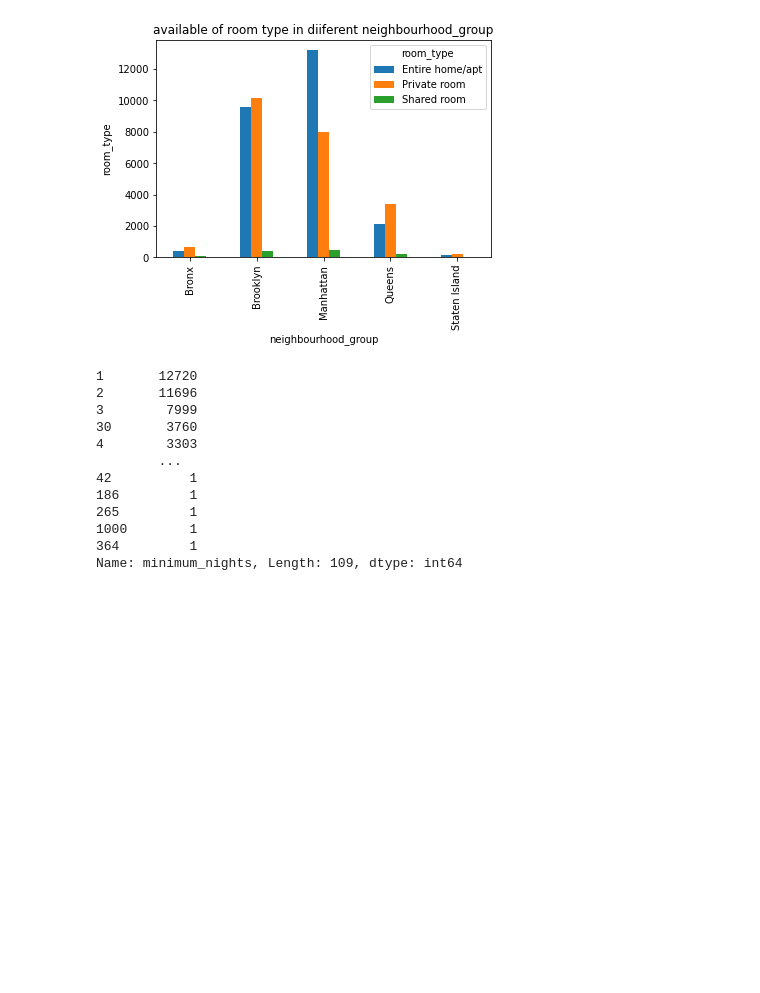
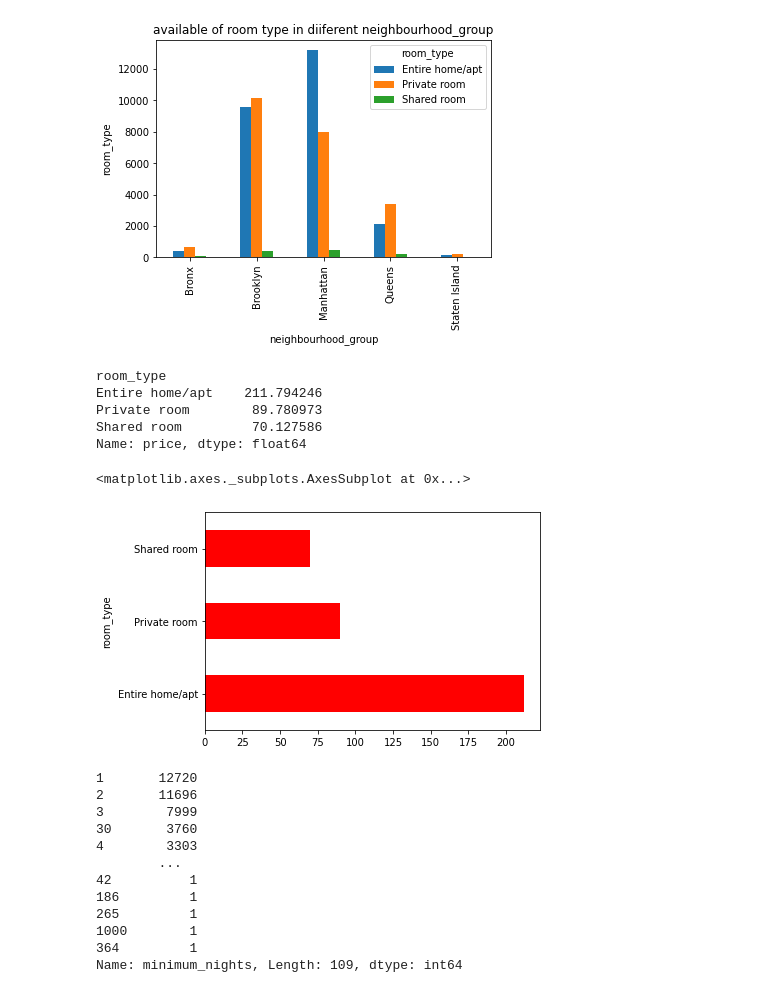
Before and after one commit to madhusudanmahapatra1/Airbnb_booking_data_analysis-, a Jupyter notebook: Untitled8.ipynb, the cells around one changed output. Drawn from its saved outputs; the diff is of its cells as text; code cells hidden in the pictures; blank space fills up the shorter version.

```diff
--- a/Untitled8.ipynb
+++ b/Untitled8.ipynb
@@ -100,3 +127,12 @@ plt.ylabel("room_type")
 # %% [output]
 Text(0, 0.5, 'room_type')
 [figure]
+# %%
+xyz=df.groupby("room_type")["price"].mean()
+xyz
+# %% [output]
+room_type
+Entire home/apt    211.794246
+Private room        89.780973
+Shared room         70.127586
+Name: price, dtype: float64
@@ -103,3 +141,8 @@ Text(0, 0.5, 'room_type')
+# %%
+xyz.plot(kind="barh",color='r')
+# %% [output]
+<matplotlib.axes._subplots.AxesSubplot at 0x...>
+[figure, added]
 # %%
 df['minimum_nights'].value_counts()
 # %% [output]
```
Also changed, not shown: parts of 17 cells of this notebook.
